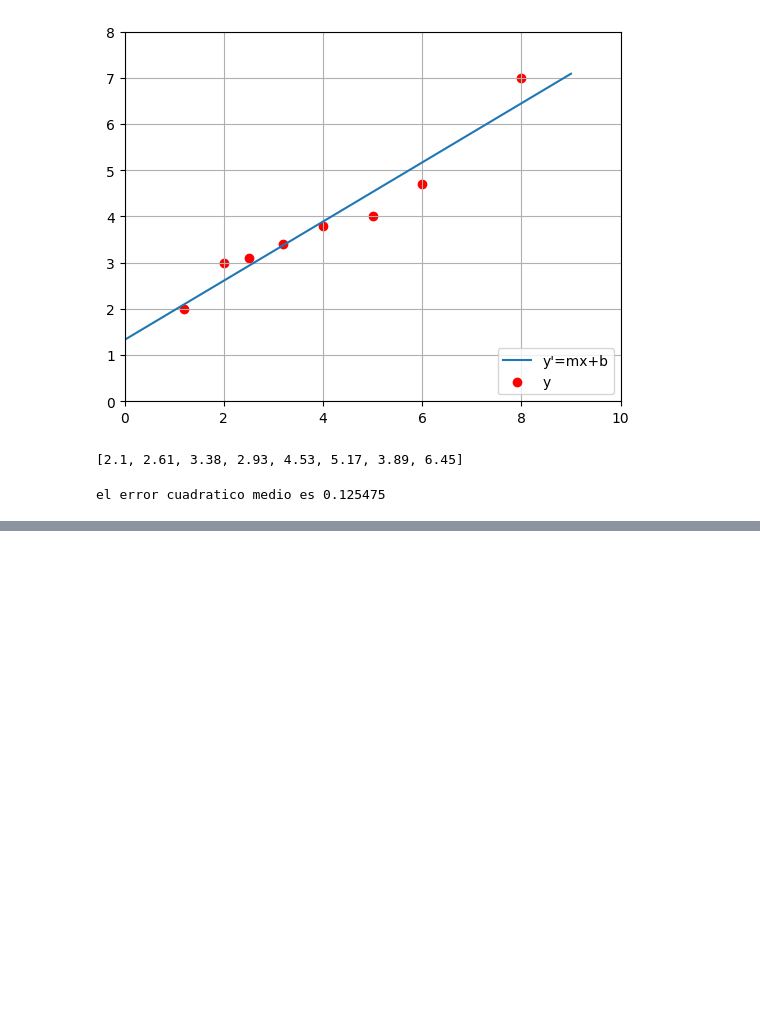
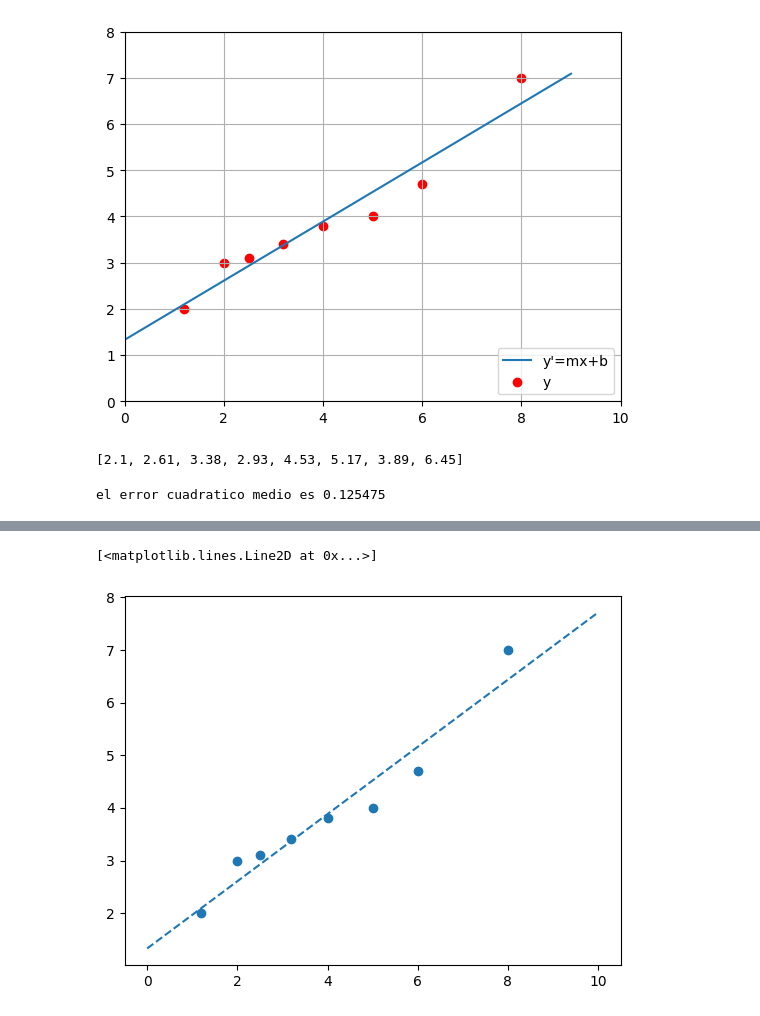
Before and after one commit to SergioDLezama/Funciones-Algebraicas-Platzi, a Jupyter notebook: ejercicio.ipynb, the cells around one changed output, grey strips where cells are left out. Drawn from its saved outputs; the diff is of its cells as text; code cells hidden in the pictures; blank space fills up the shorter version.

```diff
--- a/ejercicio.ipynb
+++ b/ejercicio.ipynb
@@ -140,0 +186,13 @@ el error cuadratico medio es 0.125475
+# %%
+x3 = np.linspace(0,10,8)
+
+def f():
+    return (m*x3) + b
+
+y3 = f()
+# Graficamos
+plt.scatter(x,y)
+plt.plot(x3,y3, '--')
+# %% [output]
+[<matplotlib.lines.Line2D at 0x...>]
+[figure, added]
```
Also changed, not shown: parts of 5 cells of this notebook.
